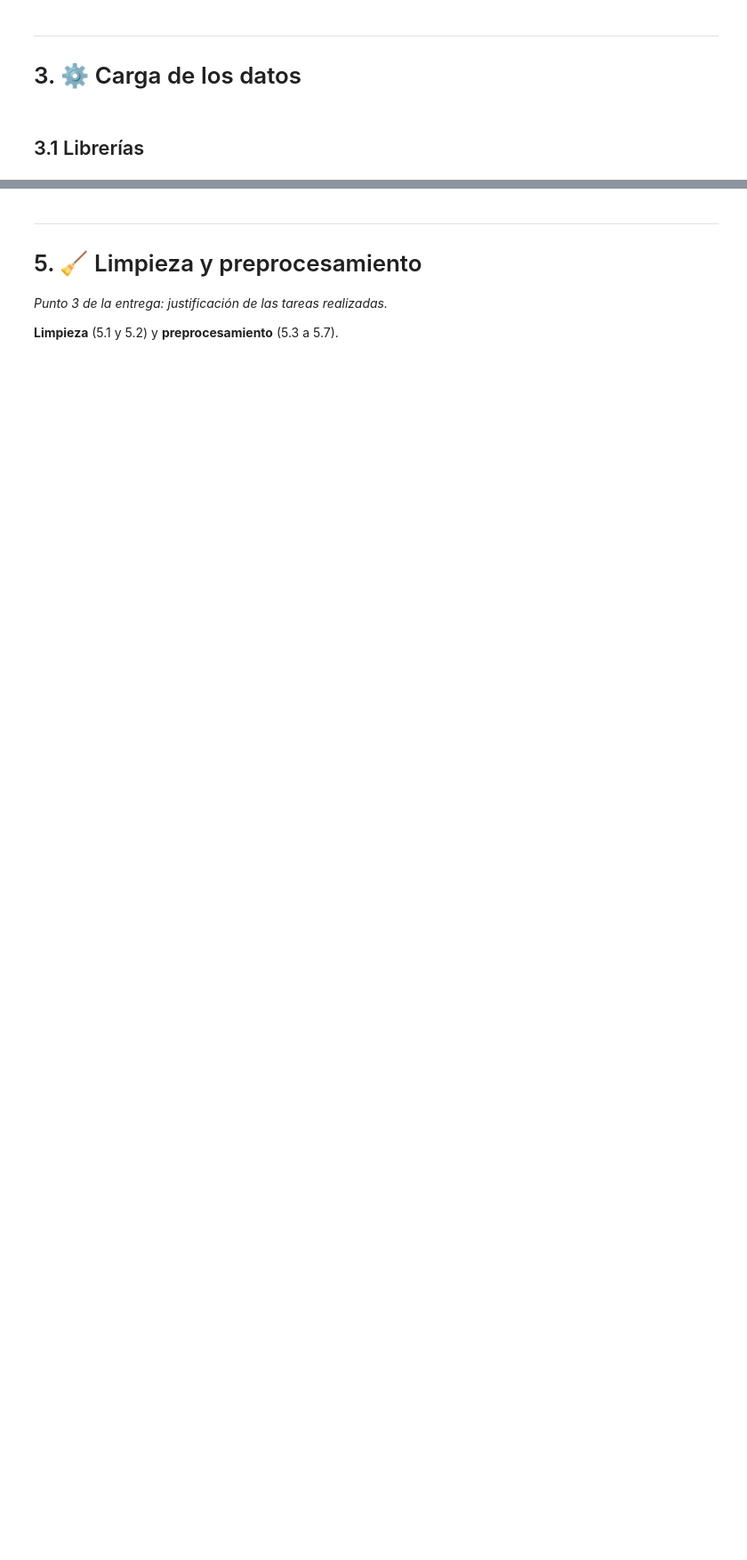
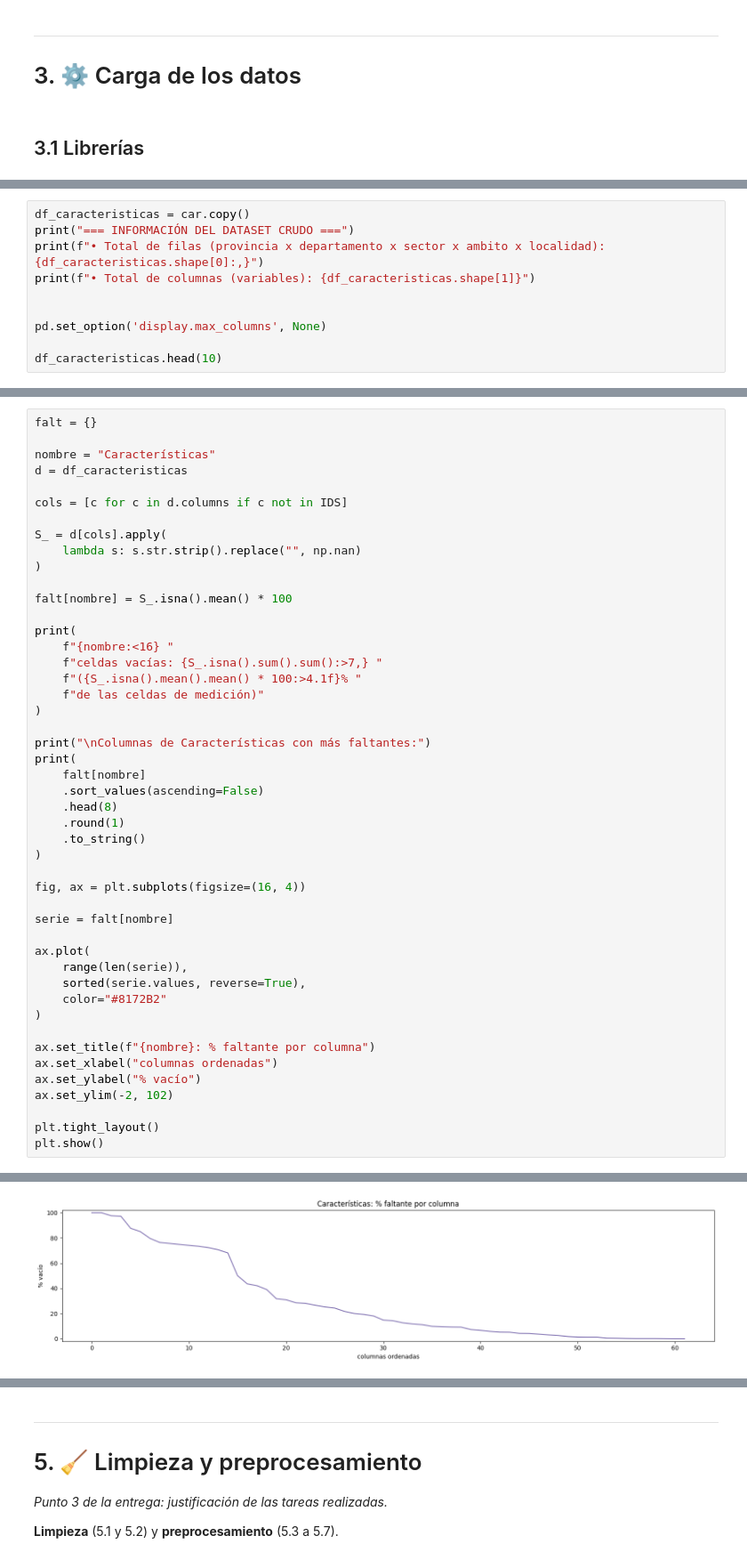
Before and after one commit to juanjosemfranchi-netizen/educacion_escolaridad, a Jupyter notebook: TRABAJO_APREN_AUTOMATICO_completo.ipynb, the cells around one changed output, grey strips where cells are left out. Shown at 89% size. Saved outputs shown, nothing was run; the diff lists cells and outputs as text; blank space fills up the shorter version.

```diff
--- a/TRABAJO_APREN_AUTOMATICO_completo.ipynb
+++ b/TRABAJO_APREN_AUTOMATICO_completo.ipynb
@@ -615,0 +311,10 @@ Privado Rural      2.56     4.56     8.68    17.97
+# %%
+df_caracteristicas = car.copy()
+print("=== INFORMACIÓN DEL DATASET CRUDO ===")
+print(f"• Total de filas (provincia x departamento x sector x ambito x localidad): {df_caracteristicas.shape[0]:,}")
+print(f"• Total de columnas (variables): {df_caracteristicas.shape[1]}")
+
+
+pd.set_option('display.max_columns', None)
+
+df_caracteristicas.head(10)
@@ -615,0 +555,48 @@ Privado Rural      2.56     4.56     8.68    17.97
+# %%
+falt = {}
+
+nombre = "Características"
+d = df_caracteristicas
+
+cols = [c for c in d.columns if c not in IDS]
+
+S_ = d[cols].apply(
+    lambda s: s.str.strip().replace("", np.nan)
+)
+
+falt[nombre] = S_.isna().mean() * 100
+
+print(
+    f"{nombre:<16} "
+    f"celdas vacías: {S_.isna().sum().sum():>7,} "
+    f"({S_.isna().mean().mean() * 100:>4.1f}% "
+    f"de las celdas de medición)"
+)
+
+print("\nColumnas de Características con más faltantes:")
+print(
+    falt[nombre]
+    .sort_values(ascending=False)
+    .head(8)
+    .round(1)
+    .to_string()
+)
+
+fig, ax = plt.subplots(figsize=(16, 4))
+
+serie = falt[nombre]
+
+ax.plot(
+    range(len(serie)),
+    sorted(serie.values, reverse=True),
+    color="#8172B2"
+)
+
+ax.set_title(f"{nombre}: % faltante por columna")
+ax.set_xlabel("columnas ordenadas")
+ax.set_ylabel("% vacío")
+ax.set_ylim(-2, 102)
+
+plt.tight_layout()
+plt.show()
+# %% [output]
@@ -615,0 +614 @@ Privado Rural      2.56     4.56     8.68    17.97
+[figure, added]
```
Also changed, not shown: parts of 99 cells of this notebook, 4 other files.
